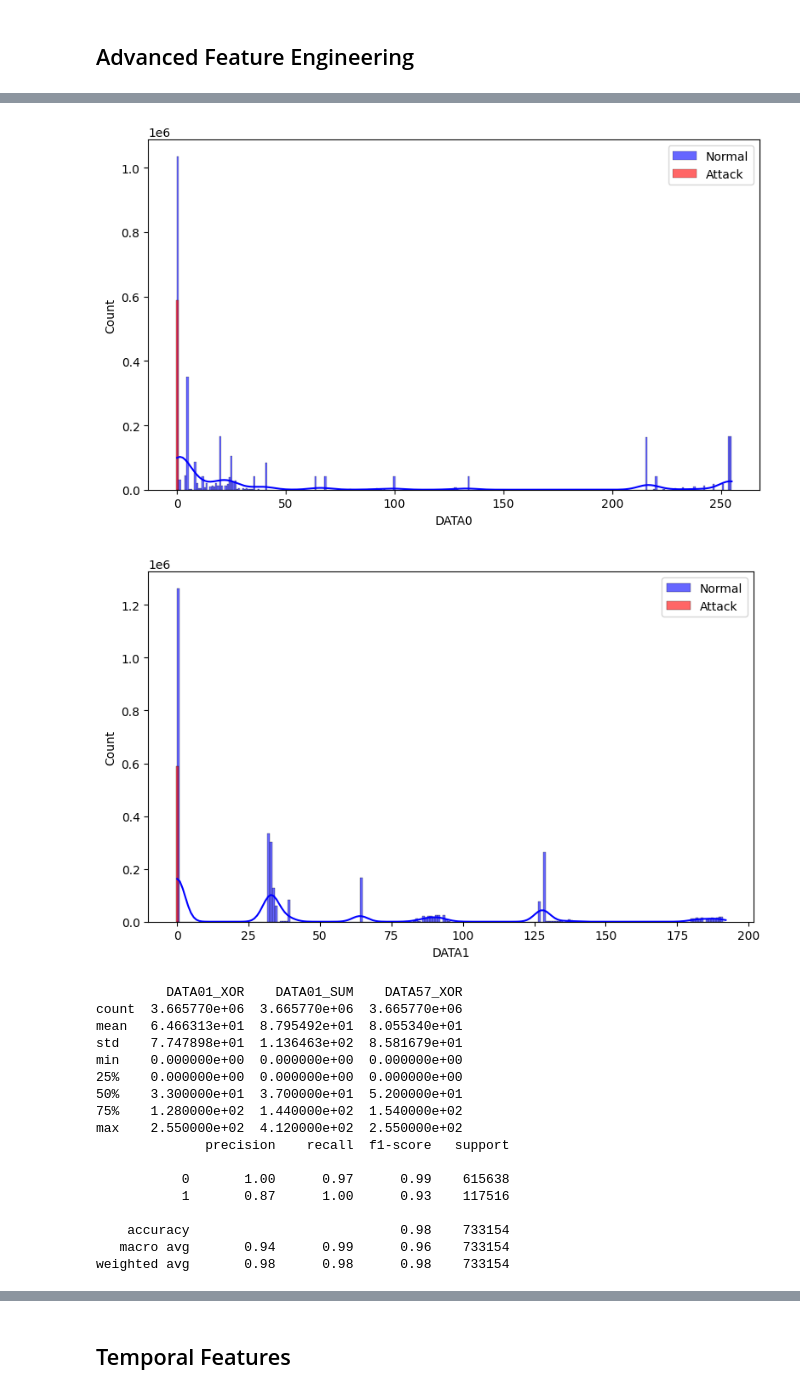
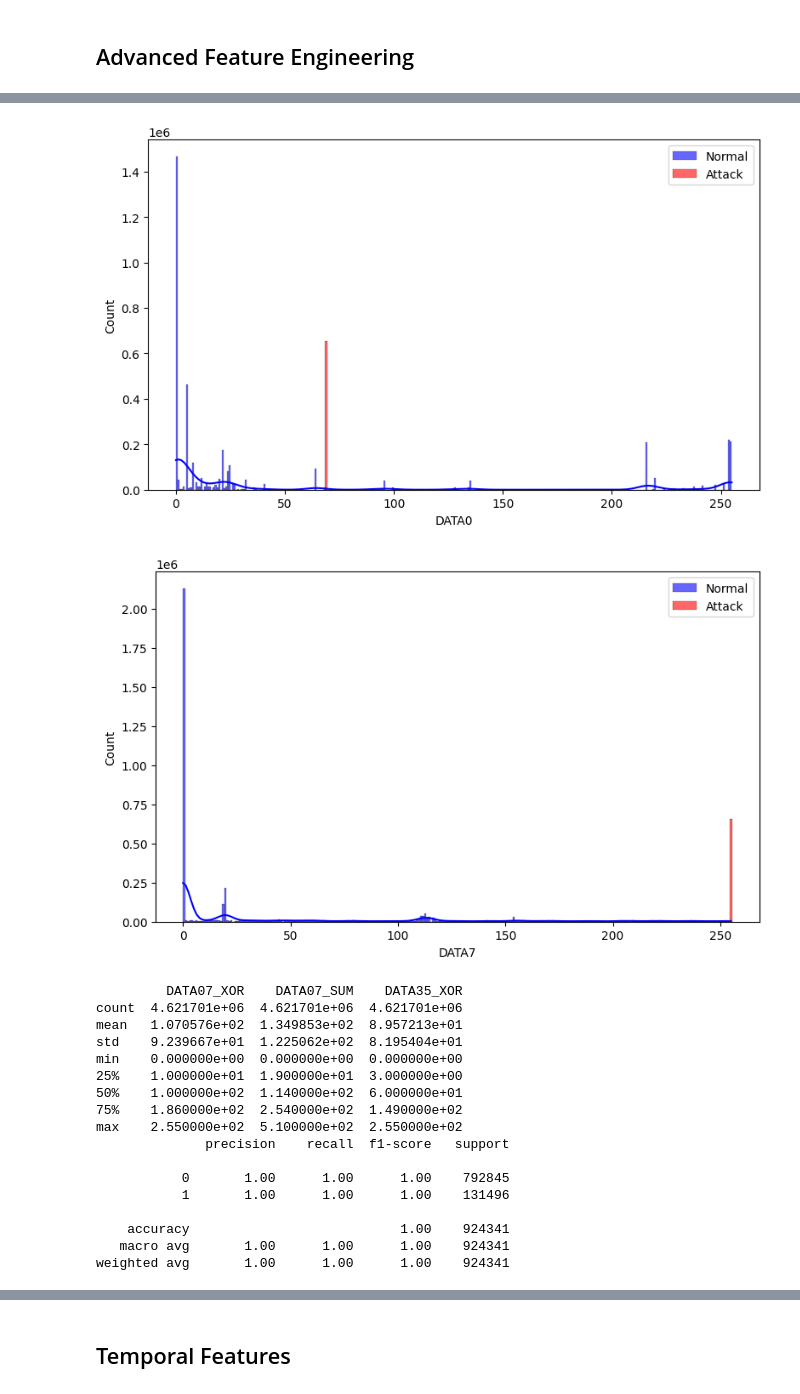
Before and after one commit to pranav-k-jha/kaggle-notebooks, a Jupyter notebook: rpm-ids-rf-model.ipynb, the cells around one changed output, grey strips where cells are left out. Saved outputs shown, nothing was run; the diff lists cells and outputs as text; code cells hidden in the pictures.

```diff
--- a/rpm-ids-rf-model.ipynb
+++ b/rpm-ids-rf-model.ipynb
@@ -513,11 +513,8 @@ print(df.columns)
 for col in ['DATA0', 'DATA1', 'DATA5', 'DATA7']:
     df[col] = pd.to_numeric(df[col], errors='coerce')
 
-# Drop NaN values if necessary
-df = df.dropna(subset=['DATA0', 'DATA1', 'DATA5', 'DATA7', 'Flag'])
-
 # Define feature columns and target
-features = ['DATA0', 'DATA1', 'DATA5', 'DATA7']
+features = ['DATA0', 'DATA3', 'DATA5', 'DATA7']
 X = df[features]
 y = df['Flag']  # Target: 1 = Attack, 0 = Normal
 
@@ -560,18 +557,18 @@ def plot_distribution(feature):
     plt.show()
 
 # Plot distributions separately
-for feature in ['DATA0', 'DATA1']:
+for feature in ['DATA0', 'DATA7']:
     plot_distribution(feature)
 
 # Feature Engineering (Bitwise & Arithmetic Transformations)
-df['DATA01_XOR'] = df['DATA0'] ^ df['DATA1']
-df['DATA01_SUM'] = df['DATA0'] + df['DATA1']
-df['DATA57_XOR'] = df['DATA5'] ^ df['DATA7']
+df['DATA07_XOR'] = df['DATA0'] ^ df['DATA7']
+df['DATA07_SUM'] = df['DATA0'] + df['DATA7']
+df['DATA35_XOR'] = df['DATA3'] ^ df['DATA5']
 
-print(df[['DATA01_XOR', 'DATA01_SUM', 'DATA57_XOR']].describe())
+print(df[['DATA07_XOR', 'DATA07_SUM', 'DATA35_XOR']].describe())
 
 # Train again with engineered features
-X_new = df[['DATA0', 'DATA1', 'DATA5', 'DATA7', 'DATA01_XOR', 'DATA01_SUM', 'DATA57_XOR']]
+X_new = df[['DATA0', 'DATA1', 'DATA5', 'DATA7', 'DATA07_XOR', 'DATA07_SUM', 'DATA35_XOR']]
 X_train_new, X_test_new, y_train, y_test = train_test_split(X_new, y, test_size=0.2, random_state=42)
 model.fit(X_train_new, y_train)
 
@@ -607,19 +604,19 @@ ROC AUC Score: 0.9859
-[figure, old version]
+[figure, new version]
-[figure, old version]
+[figure, new version]
-         DATA01_XOR    DATA01_SUM    DATA57_XOR
-count  3.665770e+06  3.665770e+06  3.665770e+06
-mean   6.466313e+01  8.795492e+01  8.055340e+01
-std    7.747898e+01  1.136463e+02  8.581679e+01
+         DATA07_XOR    DATA07_SUM    DATA35_XOR
+count  4.621701e+06  4.621701e+06  4.621701e+06
+mean   1.070576e+02  1.349853e+02  8.957213e+01
+std    9.239667e+01  1.225062e+02  8.195404e+01
 min    0.000000e+00  0.000000e+00  0.000000e+00
-25%    0.000000e+00  0.000000e+00  0.000000e+00
-50%    3.300000e+01  3.700000e+01  5.200000e+01
-75%    1.280000e+02  1.440000e+02  1.540000e+02
-max    2.550000e+02  4.120000e+02  2.550000e+02
+25%    1.000000e+01  1.900000e+01  3.000000e+00
+50%    1.000000e+02  1.140000e+02  6.000000e+01
+75%    1.860000e+02  2.540000e+02  1.490000e+02
+max    2.550000e+02  5.100000e+02  2.550000e+02
               precision    recall  f1-score   support
 
-           0       1.00      0.97      0.99    615638
-           1       0.87      1.00      0.93    117516
+           0       1.00      1.00      1.00    792845
+           1       1.00      1.00      1.00    131496
 
-    accuracy                           0.98    733154
-   macro avg       0.94      0.99      0.96    733154
-weighted avg       0.98      0.98      0.98    733154
+    accuracy                           1.00    924341
+   macro avg       1.00      1.00      1.00    924341
+weighted avg       1.00      1.00      1.00    924341
```
Also changed, not shown: parts of 9 cells of this notebook.
